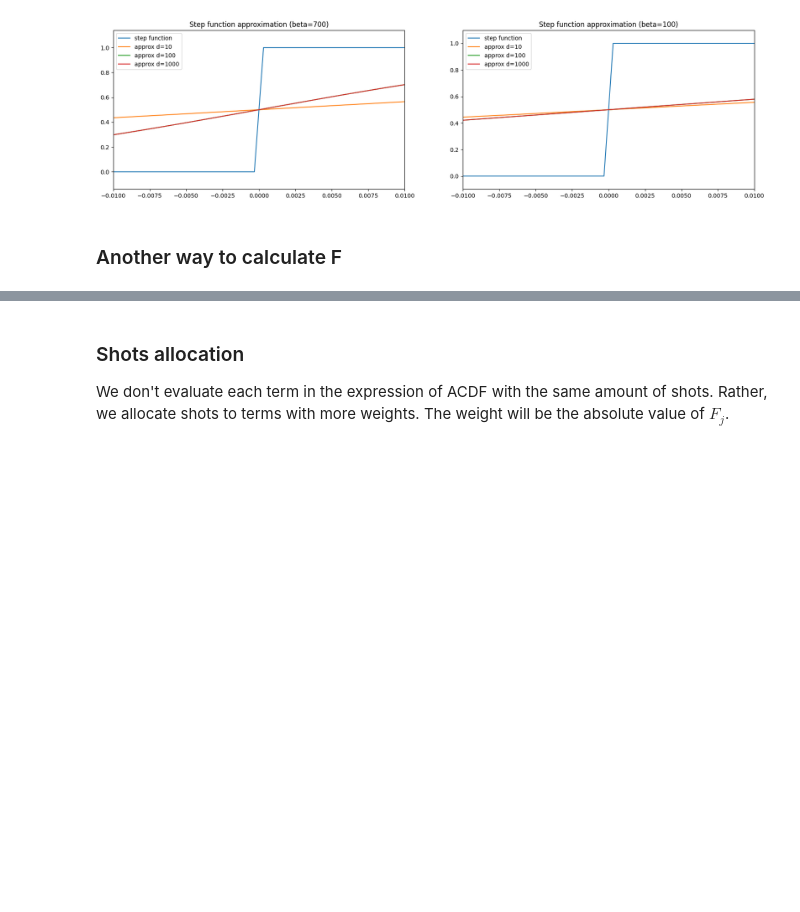
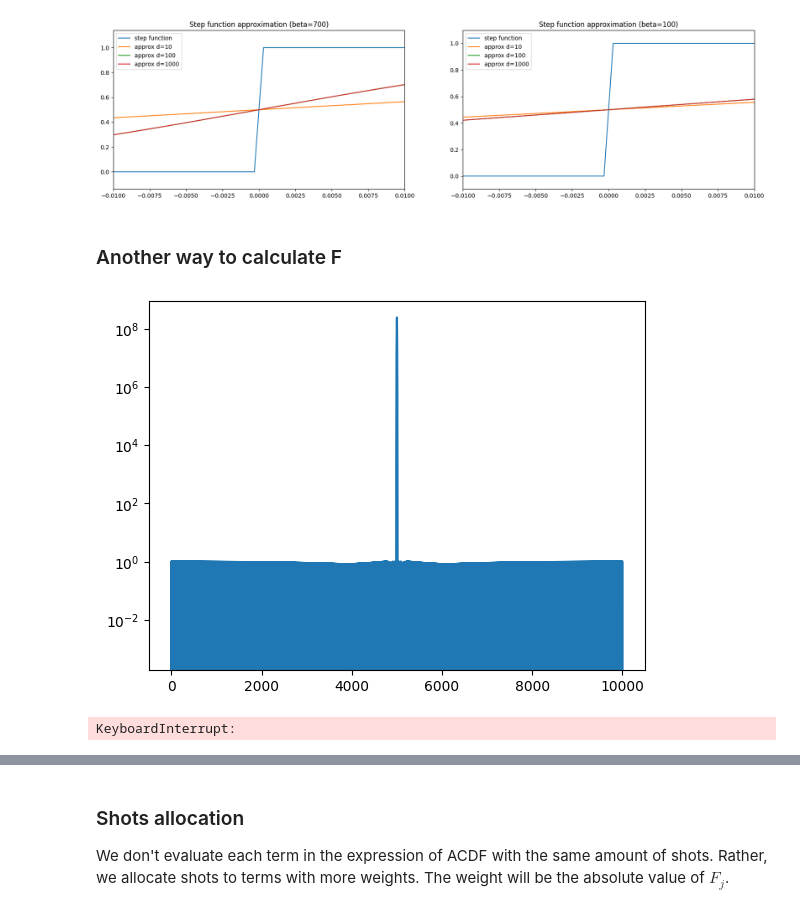
Before and after one commit to Dran-Z/QHack2023-SunnyDelft, a Jupyter notebook: Hybrid-Algorithm.ipynb, the cells around one changed output, grey strips where cells are left out. Saved outputs shown, nothing was run; the diff lists cells and outputs as text; code cells hidden in the pictures; blank space fills up the shorter version.

```diff
--- a/Hybrid-Algorithm.ipynb
+++ b/Hybrid-Algorithm.ipynb
@@ -596,0 +584,16 @@ def get_new_approx_step_function(d, delta):
+# %%
+def get_Tn(x,n):
+    coef = np.zeros(n+1)
+    coef[n] = 1
+    return np.polynomial.chebyshev.chebval(x = x, c=coef)
+def integrand(x, delta, d):
+    temp = (np.cos(x) - np.cos(delta))/(1 + np.cos(delta) )
+    #temp = (mp.cos(x) - mp.cos(delta))/(1 + mp.cos(delta))
+    S = (1 + 2 * temp )
+    return get_Tn(x=S,n=d)
+
+d=2000
+plt.plot(integrand(x_list, 20/d, d))
+plt.yscale('log')
+# %% [output]
+[figure, added]
@@ -596,0 +603,10 @@ def get_new_approx_step_function(d, delta):
+# %%
+M_list = []
+x_list = np.linspace(-pi,pi,10000)
+# for ele in x_list:
+#     M_list.append(get_M(ele,2000,0.01))
+
+plt.plot(get_M(x_list,d,20/d))
+plt.yscale('log')
+# %% [output]
+KeyboardInterrupt:
```
Also changed, not shown: parts of 15 cells of this notebook, 3 other files.
